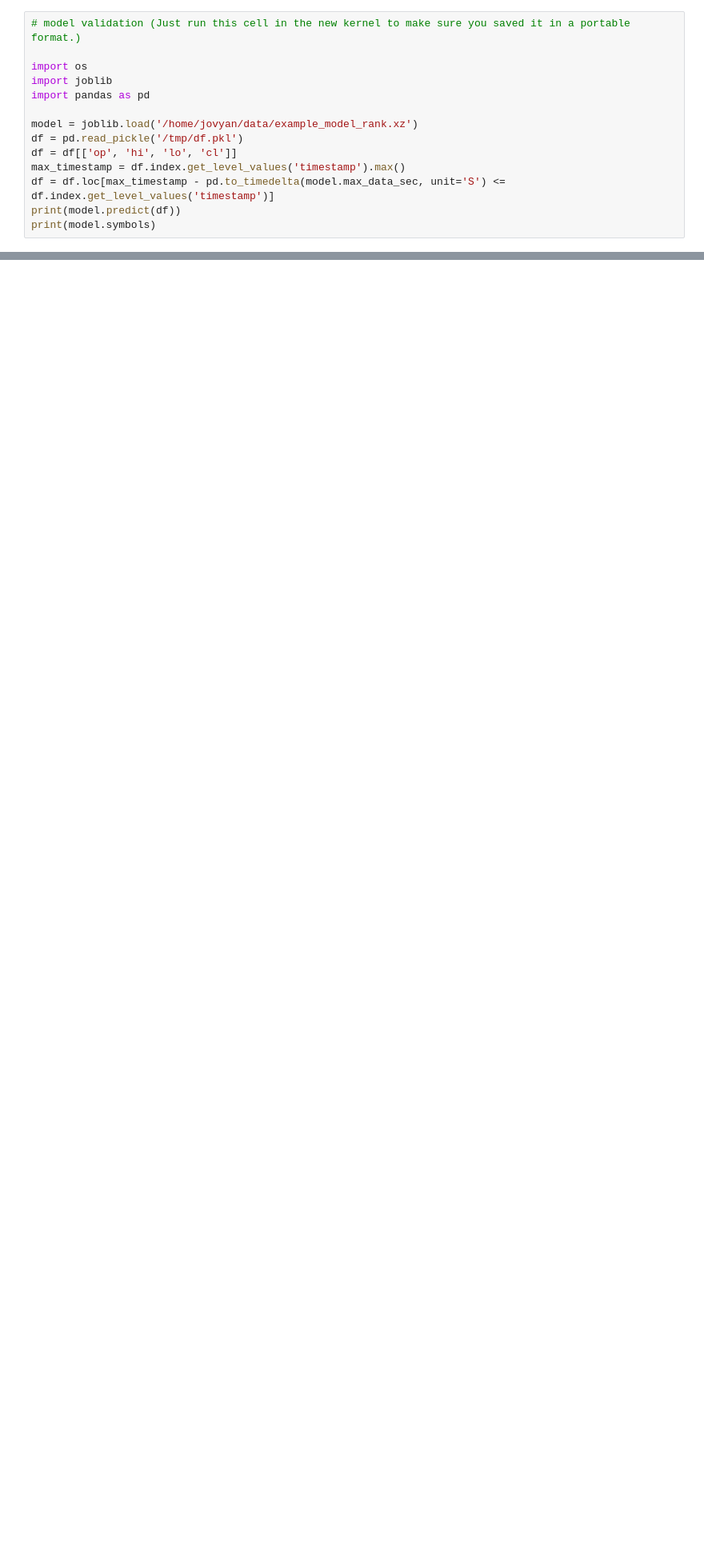
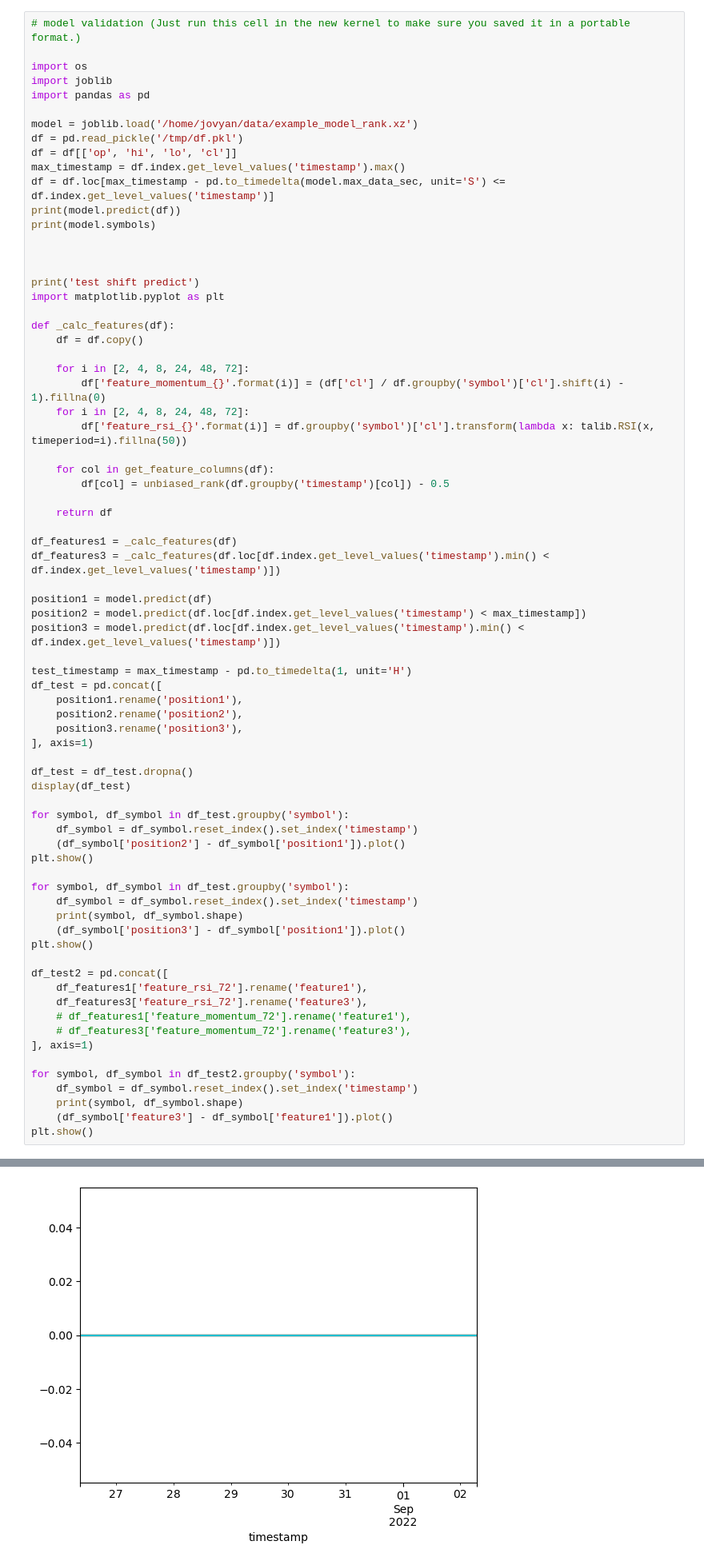
Before and after one commit to richmanbtc/alphapool-model, a Jupyter notebook: notebooks/example_model_rank.ipynb, the cells around one changed output, grey strips where cells are left out. Shown at 80% size. Cells and saved outputs as stored; diff of their text form; blank space fills up the shorter version.

```diff
--- a/notebooks/example_model_rank.ipynb
+++ b/notebooks/example_model_rank.ipynb
@@ -124,5 +148,64 @@ max_timestamp = df.index.get_level_values('timestamp').max()
 df = df.loc[max_timestamp - pd.to_timedelta(model.max_data_sec, unit='S') <= df.index.get_level_values('timestamp')]
 print(model.predict(df))
 print(model.symbols)
+
+
+
+print('test shift predict')
+import matplotlib.pyplot as plt
+
+def _calc_features(df):
+    df = df.copy()
+
+    for i in [2, 4, 8, 24, 48, 72]:
+        df['feature_momentum_{}'.format(i)] = (df['cl'] / df.groupby('symbol')['cl'].shift(i) - 1).fillna(0)
+    for i in [2, 4, 8, 24, 48, 72]:
+        df['feature_rsi_{}'.format(i)] = df.groupby('symbol')['cl'].transform(lambda x: talib.RSI(x, timeperiod=i).fillna(50))
+
+    for col in get_feature_columns(df):
+        df[col] = unbiased_rank(df.groupby('timestamp')[col]) - 0.5
+
+    return df
+
+df_features1 = _calc_features(df)
+df_features3 = _calc_features(df.loc[df.index.get_level_values('timestamp').min() < df.index.get_level_values('timestamp')])
+
+position1 = model.predict(df)
+position2 = model.predict(df.loc[df.index.get_level_values('timestamp') < max_timestamp])
+position3 = model.predict(df.loc[df.index.get_level_values('timestamp').min() < df.index.get_level_values('timestamp')])
+
+test_timestamp = max_timestamp - pd.to_timedelta(1, unit='H')
+df_test = pd.concat([
+    position1.rename('position1'),
+    position2.rename('position2'),
+    position3.rename('position3'),
+], axis=1)
+
+df_test = df_test.dropna()
+display(df_test)
+
+for symbol, df_symbol in df_test.groupby('symbol'):
+    df_symbol = df_symbol.reset_index().set_index('timestamp')
+    (df_symbol['position2'] - df_symbol['position1']).plot()
+plt.show()
+
+for symbol, df_symbol in df_test.groupby('symbol'):
+    df_symbol = df_symbol.reset_index().set_index('timestamp')
+    print(symbol, df_symbol.shape)
+    (df_symbol['position3'] - df_symbol['position1']).plot()
+plt.show()
+
+df_test2 = pd.concat([
+    df_features1['feature_rsi_72'].rename('feature1'),
+    df_features3['feature_rsi_72'].rename('feature3'),
+    # df_features1['feature_momentum_72'].rename('feature1'),
+    # df_features3['feature_momentum_72'].rename('feature3'),
+], axis=1)
+
+for symbol, df_symbol in df_test2.groupby('symbol'):
+    df_symbol = df_symbol.reset_index().set_index('timestamp')
+    print(symbol, df_symbol.shape)
+    (df_symbol['feature3'] - df_symbol['feature1']).plot()
+plt.show()
 # %% [output]
 timestamp                  symbol
@@ -141,0 +240 @@ Name: position, Length: 1690, dtype: float64
+[figure, added]
```
Also changed, not shown: parts of 4 cells of this notebook, 2 other files.
